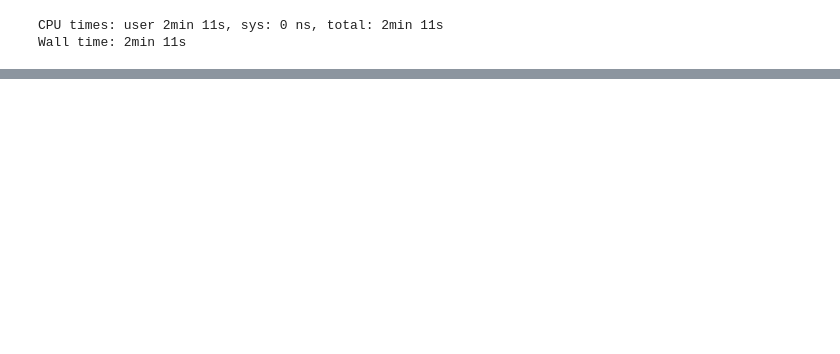
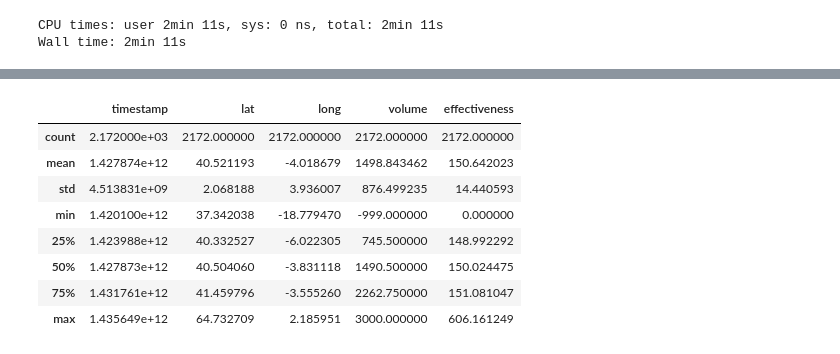
Before and after one commit to castares/effectiveness_by_campaign, a Jupyter notebook: data_exploration.ipynb, the cells around one changed output, grey strips where cells are left out. Cells and saved outputs as stored; diff of their text form; code cells hidden in the pictures; blank space fills up the shorter version.

```diff
--- a/data_exploration.ipynb
+++ b/data_exploration.ipynb
@@ -600,0 +586,12 @@ KeyboardInterrupt:
+# %%
+campaigns.describe()
+# %% [output]
+|  | timestamp | lat | long | volume | effectiveness |
+| count | 2.172000e+03 | 2172.000000 | 2172.000000 | 2172.000000 | 2172.000000 |
+| mean | 1.427874e+12 | 40.521193 | -4.018679 | 1498.843462 | 150.642023 |
+| std | 4.513831e+09 | 2.068188 | 3.936007 | 876.499235 | 14.440593 |
+| min | 1.420100e+12 | 37.342038 | -18.779470 | -999.000000 | 0.000000 |
+| 25% | 1.423988e+12 | 40.332527 | -6.022305 | 745.500000 | 148.992292 |
+| 50% | 1.427873e+12 | 40.504060 | -3.831118 | 1490.500000 | 150.024475 |
+| 75% | 1.431761e+12 | 41.459796 | -3.555260 | 2262.750000 | 151.081047 |
+| max | 1.435649e+12 | 64.732709 | 2.185951 | 3000.000000 | 606.161249 |
```
Also changed, not shown: parts of 23 cells of this notebook.
